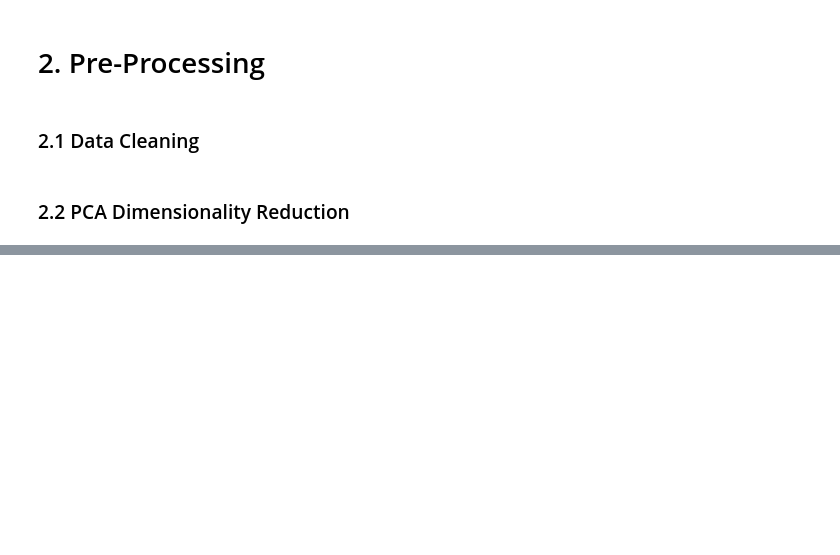
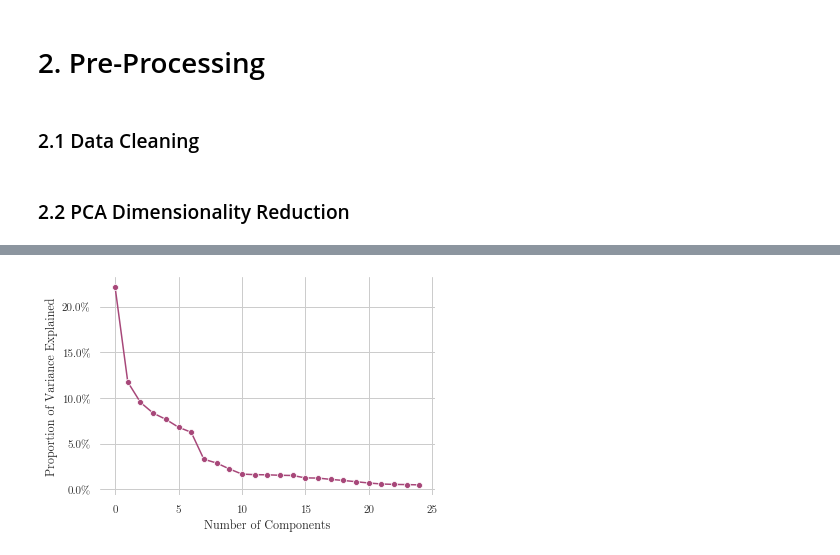
Before and after one commit to rapsoj/sml-practical, a Jupyter notebook: 2-PreProcessing.ipynb, the cells around one changed output, grey strips where cells are left out. Saved outputs shown, nothing was run; the diff lists cells and outputs as text; code cells hidden in the pictures; blank space fills up the shorter version.

```diff
--- a/2-PreProcessing.ipynb
+++ b/2-PreProcessing.ipynb
@@ -40,34 +39,25 @@ for i in cols_missing:
 
 # Remove rows with missing data
 X_train_clean = X_train.drop(rows_missing)
-y_train_clean = y_train.drop(rows_missing)
 
 # Identify rows with data more than five standard deviations away from the mean
-cols_outlier = []
-rows_outlier = []
-for i in X_train.columns.to_list():
-    diff = abs(X_train_clean[i] - data_summary.loc[i]["mean"]) / data_summary.loc[i]["std"]
-    diff_rows = diff[diff > 10].index.to_list()
-    rows_outlier = rows_outlier + diff_rows
-    if len(diff_rows) > 0:
-        cols_outlier.append(i)
+#cols_outlier = []
+#rows_outlier = []
+#for i in X_train.columns.to_list():
+#    diff = abs(X_train_clean[i] - data_summary.loc[i]["mean"]) / data_summary.loc[i]["std"]
+#    diff_rows = diff[diff > 10].index.to_list()
+#    rows_outlier = rows_outlier + diff_rows
+#    if len(diff_rows) > 0:
+#        cols_outlier.append(i)
 
 # Remove rows with outlier data
-X_train_clean = X_train_clean.drop(rows_outlier)
-y_train_clean = y_train_clean.drop(rows_outlier)
-
-# Split into training and validation sets
-X_train_clean, X_valid_clean, y_train_clean, y_valid_clean = train_test_split(X_train_clean, y_train_clean, test_size=0.2, random_state=0)
+#X_train_clean = X_train_clean.drop(rows_outlier)
 
 # Scale data
 scaler = StandardScaler()
 scaler.fit(X_train_clean)
-
 X_train_clean = pd.DataFrame(scaler.transform(X_train_clean))
-X_valid_clean = pd.DataFrame(scaler.transform(X_valid_clean))
-
 X_train_clean.columns = X_train.columns
-X_valid_clean.columns = X_train.columns
 # %% [markdown]
 ### 2.2 PCA Dimensionality Reduction
 # %%
@@ -129,0 +101,15 @@ y_valid_clean.to_csv("y_valid_clean.csv", index=False)
+# %%
+# Create scree plot to determine the optimal number of principal components
+ax = sns.lineplot(y=pca.explained_variance_ratio_ * 100, x=range(25), marker='o', color="#a74779")
+ax.set(title = "",
+       ylabel = "Proportion of Variance Explained", xlabel = "Number of Components")
+sns.set(font="CMU Serif", style="whitegrid")
+ax.yaxis.set_major_formatter(mtick.PercentFormatter())
+sns.despine(left=True, bottom=True)
+ax
+
+# Export plot
+fig = ax.get_figure()
+fig.savefig("scree.png", dpi=1200, bbox_inches="tight")
+# %% [output]
+[figure, added]
```
Also changed, not shown: parts of 4 cells of this notebook, 1 other file.
